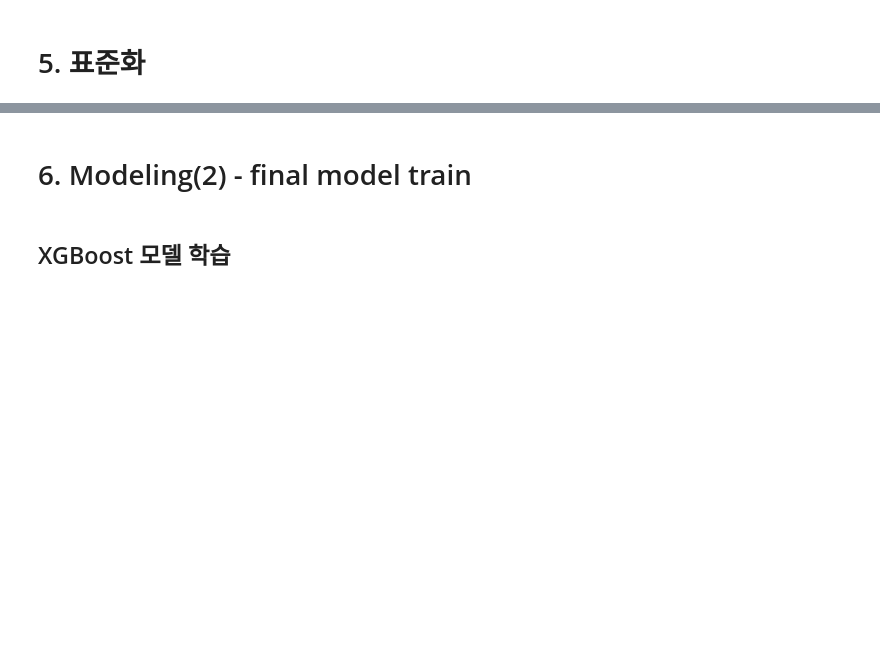
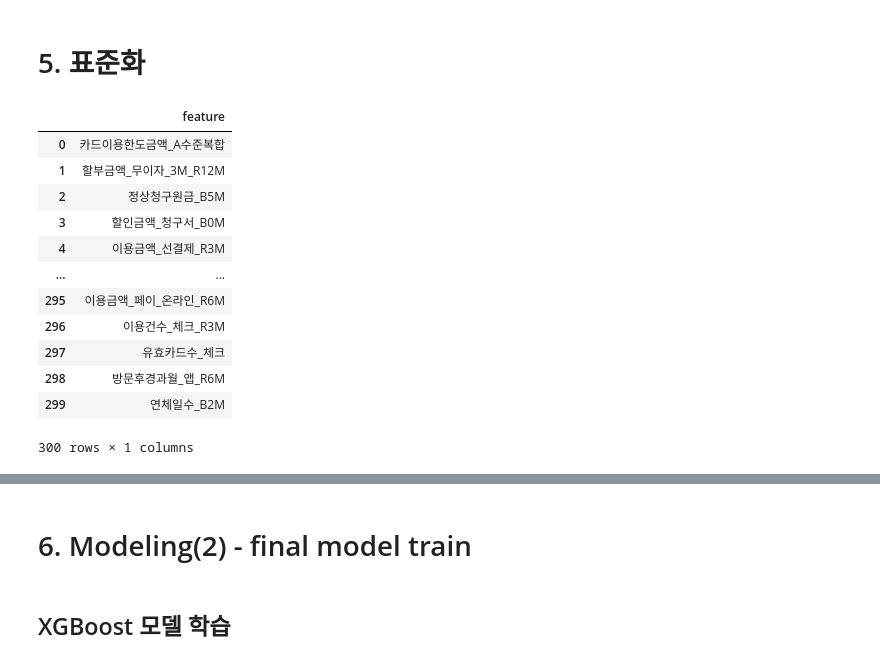
Before and after one commit to BalamBBang/Credit-Card-Segment, a Jupyter notebook: main/Main(5) - 4에 특성엔지니어링 추가(2) copy.ipynb, the cells around one changed output, grey strips where cells are left out. Drawn from its saved outputs; the diff is of its cells as text; code cells hidden in the pictures; blank space fills up the shorter version.

```diff
--- a/main/Main(5) - 4에 특성엔지니어링 추가(2) copy.ipynb
+++ b/main/Main(5) - 4에 특성엔지니어링 추가(2) copy.ipynb
@@ -1113,0 +1136,3 @@ test_df = test_df.drop(columns=drop_cols)
+# %%
+train_df = df[df["Segment"].notna()]
+test_df = df[df["Segment"].isna()]
@@ -1127,3 +1195,41 @@ import imblearn
 from imblearn.over_sampling import SMOTE
 import xgboost as xgb
 from xgboost import XGBClassifier
+# %%
+df = pd.read_parquet('./backup.parquet') # 본인 경로에 맞게 수정
+# 백업파일 명 "backup.parquet"
+train_df = df[df["Segment"].notna()]
+test_df = df[df["Segment"].isna()]
+
+# 결측치 확인
+print("=== 결측치 현황 ===")
+print(train_df.isnull().sum())
+
+# 수정된 결측치 제거 코드
+print("\n=== 결측치 제거 시작 ===")
+for col in train_df.columns:
+    null_count = train_df[col].isnull().sum()
+    if null_count > 0:
+        mode_value = train_df[col].mode()
+        if len(mode_value) > 0:
+            # 핵심 변경 부분: 직접 할당
+            train_df[col] = train_df[col].fillna(mode_value[0])
+
+            # 제대로 채워졌는지 바로 확인
+            remaining = train_df[col].isnull().sum()
+            print(f"{col}: {null_count} → {remaining} (남은 결측치)")
+
+print(f"\n=== 결측치 제거 완료 ===")
+print(f"전체 남은 결측치 개수: {train_df.isnull().sum().sum()}")
+
+# 최적화, df 날려버리기 : 백업 파일 있으니 필요하면 사용할 것
+del df
+gc.collect()
+
+feature_cols = [col for col in train_df.columns if col not in ["ID", "Segment"]]
+X = train_df[feature_cols].copy()
+y = train_df["Segment"].copy()
+y = y.map({'A':0, 'B':1,'C':2,'D':3,'E':4})
+
+del train_df
+gc.collect()
@@ -1178,3 +1307,19 @@ top300_df.to_csv(
 # %% [markdown]
 # 5. 표준화
+# %%
+top300_df
+# %% [output]
+|  | feature |
+| 0 | 카드이용한도금액_A수준복합 |
+| 1 | 할부금액_무이자_3M_R12M |
+| 2 | 정상청구원금_B5M |
+| 3 | 할인금액_청구서_B0M |
+| 4 | 이용금액_선결제_R3M |
+| ... | ... |
+| 295 | 이용금액_페이_온라인_R6M |
+| 296 | 이용건수_체크_R3M |
+| 297 | 유효카드수_체크 |
+| 298 | 방문후경과월_앱_R6M |
+| 299 | 연체일수_B2M |
+300 rows × 1 columns
 # %%
```
Also changed, not shown: parts of 29 cells of this notebook.
